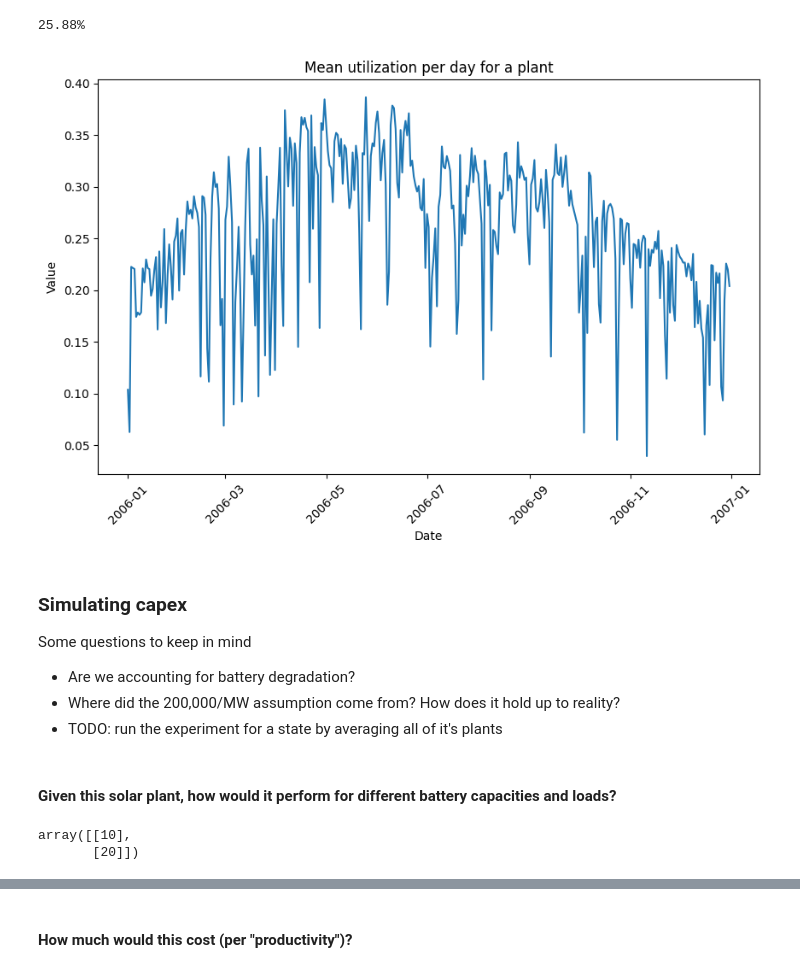
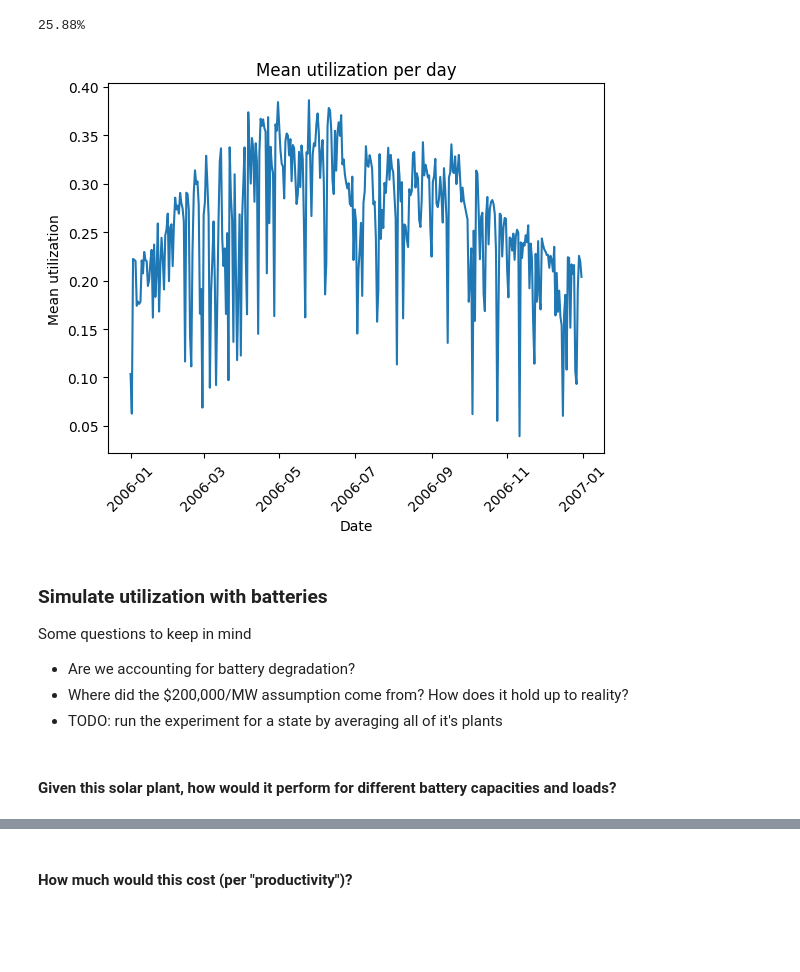
Before and after one commit to alecchendev/solar, a Jupyter notebook: solar_modeling.ipynb, the cells around one changed output, grey strips where cells are left out. Drawn from its saved outputs; the diff is of its cells as text; code cells hidden in the pictures; blank space fills up the shorter version.

```diff
--- a/solar_modeling.ipynb
+++ b/solar_modeling.ipynb
@@ -24,14 +22,9 @@ import numpy as np
 # %% [markdown]
 ### Download
 # %%
-import os
-import requests
-import zipfile
-import io
-
 DATA_DIR = "data"
 
-eastern_states = ['al', 'ak', 'ct', 'de', 'fl', 'ga', 'il', 'in', 'ia', 'ks', 'ky', 'la', 'me', 'md', 'ma', 'mi', 'mn', 'ms', 'mo', 'mt', 'ne', 'nh', 'nj', 'nm-east', 'ny', 'nc', 'oh', 'ok', 'pa', 'ri', 'sc', 'sd', 'tn', 'tx-east', 'vt', 'va', 'wv', 'wi']
+eastern_states = ['al', 'ar', 'ct', 'de', 'fl', 'ga', 'il', 'in', 'ia', 'ks', 'ky', 'la', 'me', 'md', 'ma', 'mi', 'mn', 'ms', 'mo', 'mt', 'ne', 'nh', 'nj', 'nm-east', 'ny', 'nc', 'oh', 'ok', 'pa', 'ri', 'sc', 'sd', 'tn', 'tx-east', 'vt', 'va', 'wv', 'wi']
 western_states = ['az', 'ca', 'co', 'id', 'mt', 'nv', 'nm', 'or', 'sd', 'tx', 'ut', 'wa', 'wy']
 all_states = eastern_states + western_states
 
@@ -48,7 +41,6 @@ def download_state_solar_data(directory: str, state: str):
     print("Downloading solar data for", state)
     os.makedirs(directory, exist_ok=True)
     url = state_download_url(state)
-    print("url:", url)
     extract_to = state_data_dir(directory, state)
     os.makedirs(extract_to, exist_ok=True)
     r = requests.get(url)
@@ -69,7 +61,7 @@ def unzip_state_solar_data(directory: str, state: str, zip_path: str):
 
 def check_downloaded(directory: str, state: str) -> bool:
     state_dir = state_data_dir(directory, state)
-    return os.path.isdir(state_dir) and len(os.listdir()) > 0
+    return os.path.isdir(state_dir) and len(os.listdir(state_dir)) > 0
 
 def download_all_solar_data(directory: str, skip_existing: bool = True):
     for state in all_states:
@@ -181,14 +163,14 @@ example_filename = "Actual_33.45_-112.15_2006_DPV_103MW_5_Min.csv"
 dataset = Dataset.from_filename(example_filename)
 STATE_COL = 'state'
 FILENAME_COL = 'filename'
-columns = [STATE_COL, FILENAME_COL] + list(dataset.__dict__.keys())
+columns = [STATE_COL, FILENAME_COL] + list(dataset.values().keys())
 
 def create_state_files_df() -> pd.DataFrame:
     rows = []
     for state in all_states:
         assert check_downloaded(DATA_DIR, state)
         files = os.listdir(state_data_dir(DATA_DIR, state))
-        state_rows = [{STATE_COL: state, FILENAME_COL: file, **Dataset.from_filename(file).__dict__} for file in files]
+        state_rows = [{STATE_COL: state, FILENAME_COL: file, **Dataset.from_filename(file).values()} for file in files]
         rows += state_rows
     return pd.DataFrame(rows)
 
@@ -441,9 +356,10 @@ median_cap_df
 # %%
 # Just take the first median capacity plan
 row = median_cap_df.iloc[0]
-print(row[FILENAME_COL])
-df = pd.read_csv(f"{DATA_DIR}/{row[STATE_COL]}/{row[FILENAME_COL]}")
+filename, state = row[FILENAME_COL], row[STATE_COL]
+df = pd.read_csv(f"{DATA_DIR}/{state}/{filename}")
 df = df.rename(columns={"LocalTime": "local_time", "Power(MW)": "power_mw"})
 df["local_time"] = pd.to_datetime(df["local_time"], format="%m/%d/%y %H:%M")
+print(df.shape)
 df.head()
 # %% [output]
@@ -560,21 +449,20 @@ print(f"{mean_util:.2f}%")
 # %%
 day_df = (df.groupby(by=["date"])["power_mw"].mean() / row["capacity_mw"]).reset_index()
 
-plt.figure(figsize=(10, 6))  # Set figure size
-plt.plot(day_df['date'], day_df['power_mw'])  # Line plot with markers
-plt.title('Mean utilization per day for a plant')  # Add title
-plt.xlabel('Date')  # Label x-axis
-plt.ylabel('Value')  # Label y-axis
-plt.xticks(rotation=45)  # Rotate x-axis labels for readability
-plt.show()  # Display the plot
+plt.plot(day_df['date'], day_df['power_mw'])
+plt.title('Mean utilization per day')
+plt.xlabel('Date')
+plt.ylabel('Mean utilization')
+plt.xticks(rotation=45)
+plt.show()
 # %% [output]
-[figure, old version]
+[figure, new version]
 # %% [markdown]
-### Simulating capex
+### Simulate utilization with batteries
 
 Some questions to keep in mind
 - Are we accounting for battery degradation?
-- Where did the 200,000/MW assumption come from? How does it hold up to reality?
+- Where did the $200,000/MW assumption come from? How does it hold up to reality?
 - TODO: run the experiment for a state by averaging all of it's plants
 # %% [markdown]
 #### Given this solar plant, how would it perform for different battery capacities and loads?
@@ -673,8 +566,3 @@ def uptime_with_battery(caps: np.array, loads: np.array, sol: np.array) -> pd.Da
 
 no_battery_example = uptime_with_battery(np.array([0]), np.array([10]), np.array([20, 20]))
 assert no_battery_example.iloc[0]["uptime"] == 0.
-# %%
-np.array([10, 20])[:, np.newaxis]
-# %% [output]
-array([[10],
-       [20]])
```
Also changed, not shown: parts of 76 cells of this notebook.
